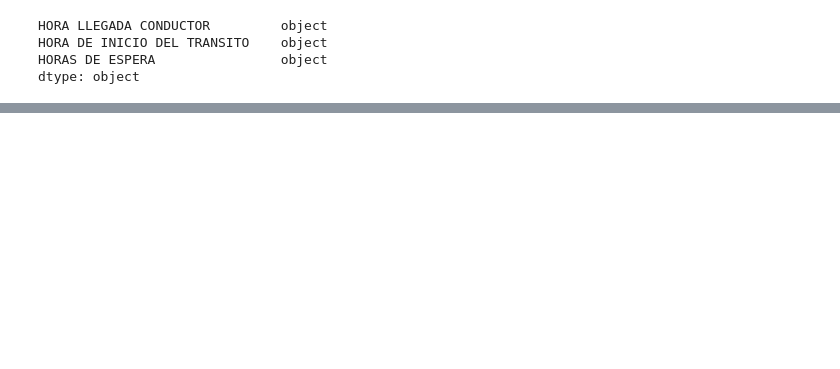
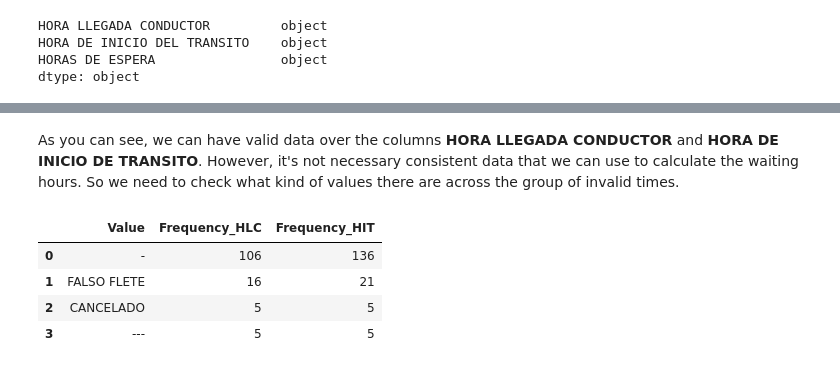
Before and after one commit to CarlosFOL/Transport_Company_Analysis, a Jupyter notebook: notebooks/transport_Co_analysis.ipynb, the cells around one changed output, grey strips where cells are left out. Drawn from its saved outputs; the diff is of its cells as text; code cells hidden in the pictures; blank space fills up the shorter version.

```diff
--- a/notebooks/transport_Co_analysis.ipynb
+++ b/notebooks/transport_Co_analysis.ipynb
@@ -214 +213,29 @@ Text(0.5, 1.0, 'VALID DATA PROPORTION')
 [figure]
+# %% [markdown]
+As you can see, we can have valid data over the columns **HORA LLEGADA CONDUCTOR** and **HORA DE INICIO DE TRANSITO**. However, it's not necessary consistent data that we can use to calculate the waiting hours. So we need to check what kind of values there are across the group of invalid times.
+# %%
+# Create a df that only contains the records who have invalid times
+is_valid = df_waiting_hrs['VALID DATA'] == 1
+inv_time = df_waiting_hrs['VALID TIMES'] == 0
+df_inv_times = df_waiting_hrs.loc[is_valid & inv_time, df_waiting_hrs.columns[:-3]].copy()
+# Let's check the 5 most common values and their frequencies in each variable.
+dict_common_val = dict()
+for col in df_inv_times.columns:
+    df_common_val = pd.DataFrame(
+                    df_inv_times.loc[:, col].value_counts()[:5].reset_index()
+                    )
+    df_common_val.columns = ['Value', 'Frequency']
+    dict_common_val[col] = df_common_val
+# Make a merge to find similar values between the variables
+pd.merge(
+    left = dict_common_val['HORA LLEGADA CONDUCTOR'],
+    right = dict_common_val['HORA DE INICIO DEL TRANSITO'],
+    on = 'Value',
+    suffixes = ['_HLC', '_HIT'] #initials
+)
+# %% [output]
+|  | Value | Frequency_HLC | Frequency_HIT |
+| 0 | - | 106 | 136 |
+| 1 | FALSO FLETE | 16 | 21 |
+| 2 | CANCELADO | 5 | 5 |
+| 3 | --- | 5 | 5 |
```
Also changed, not shown: parts of 13 cells of this notebook.
